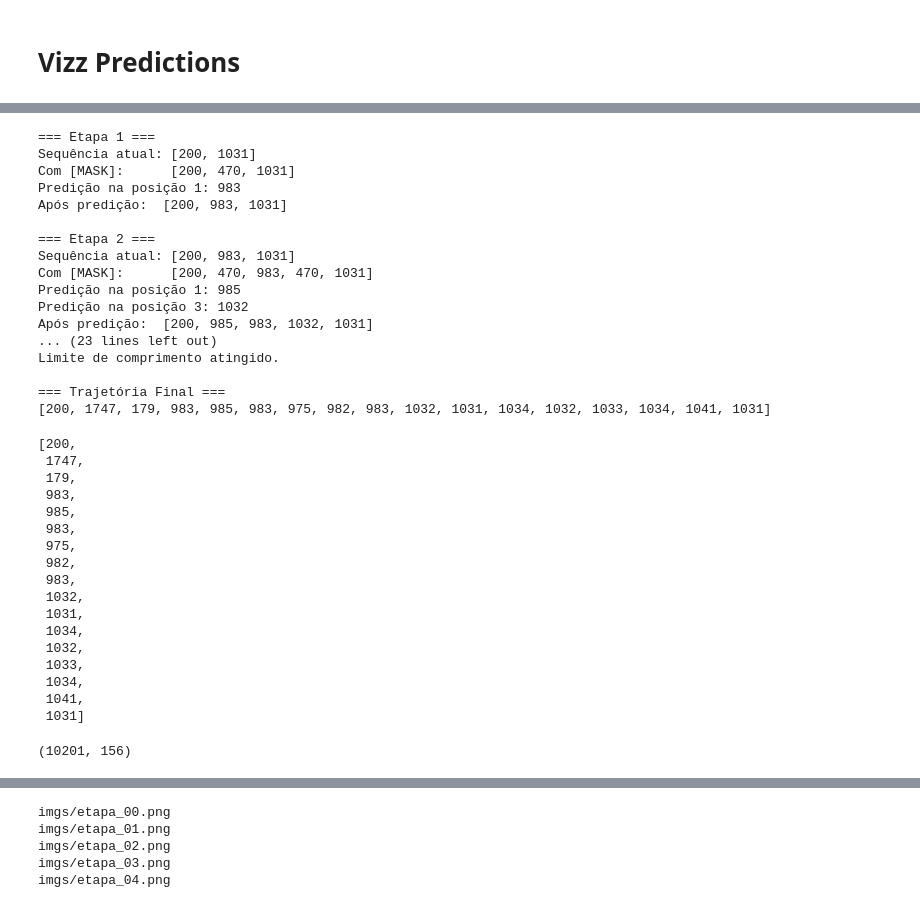
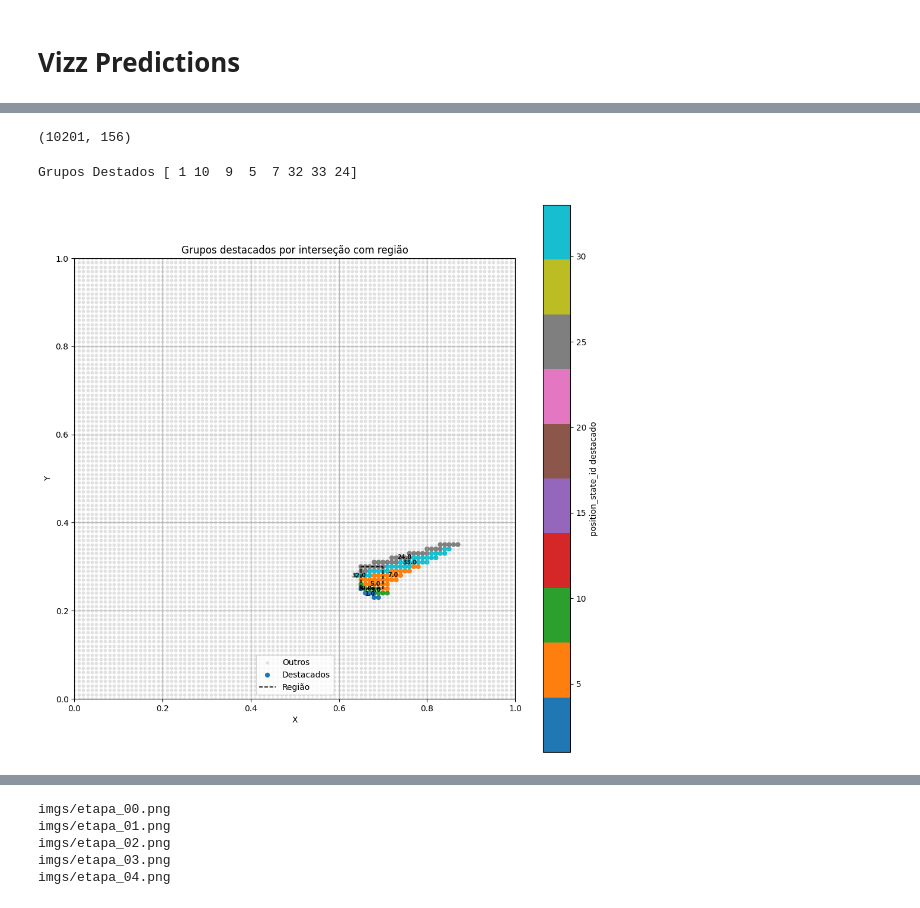
Before and after one commit to mgteus/navitrans, a Jupyter notebook: navitran_vizz_reboot_bert.ipynb, the cells around one changed output, grey strips where cells are left out. Saved outputs shown, nothing was run; the diff lists cells and outputs as text; code cells hidden in the pictures.

```diff
--- a/navitran_vizz_reboot_bert.ipynb
+++ b/navitran_vizz_reboot_bert.ipynb
@@ -464,47 +503,12 @@ max_len = 15
 # %%
-expand_trajectory(
-    model,
-    start_token=start_token,
-    end_token=end_token,
-    mask_token_id=mask_token_id,
-    pad_token_id=pad_token_id,
-    max_len=max_len,
-    # id_to_token=id_to_token  # ou None
-)
+# expand_trajectory(
+#     model,
+#     start_token=start_token,
+#     end_token=end_token,
+#     mask_token_id=mask_token_id,
+#     pad_token_id=pad_token_id,
+#     max_len=max_len,
+#     # id_to_token=id_to_token  # ou None
+# )
-# %% [output]
-=== Etapa 1 ===
-Sequência atual: [200, 1031]
-Com [MASK]:      [200, 470, 1031]
-Predição na posição 1: 983
-Após predição:  [200, 983, 1031]
-
-=== Etapa 2 ===
-Sequência atual: [200, 983, 1031]
-Com [MASK]:      [200, 470, 983, 470, 1031]
-Predição na posição 1: 985
-Predição na posição 3: 1032
-Após predição:  [200, 985, 983, 1032, 1031]
-... (23 lines left out)
-Limite de comprimento atingido.
-
-=== Trajetória Final ===
-[200, 1747, 179, 983, 985, 983, 975, 982, 983, 1032, 1031, 1034, 1032, 1033, 1034, 1041, 1031]
-[200,
- 1747,
- 179,
- 983,
- 985,
- 983,
- 975,
- 982,
- 983,
- 1032,
- 1031,
- 1034,
- 1032,
- 1033,
- 1034,
- 1041,
- 1031]
 # %%
 
@@ -562,0 +673,5 @@ apd.shape
+# %%
+plot_position_states_w_region(apd, region=[0.65, 0.7, 0.25, 0.3])
+# %% [output]
+Grupos Destados [ 1 10  9  5  7 32 33 24]
+[figure, added]
```
Also changed, not shown: parts of 21 cells of this notebook, 10 other files.
